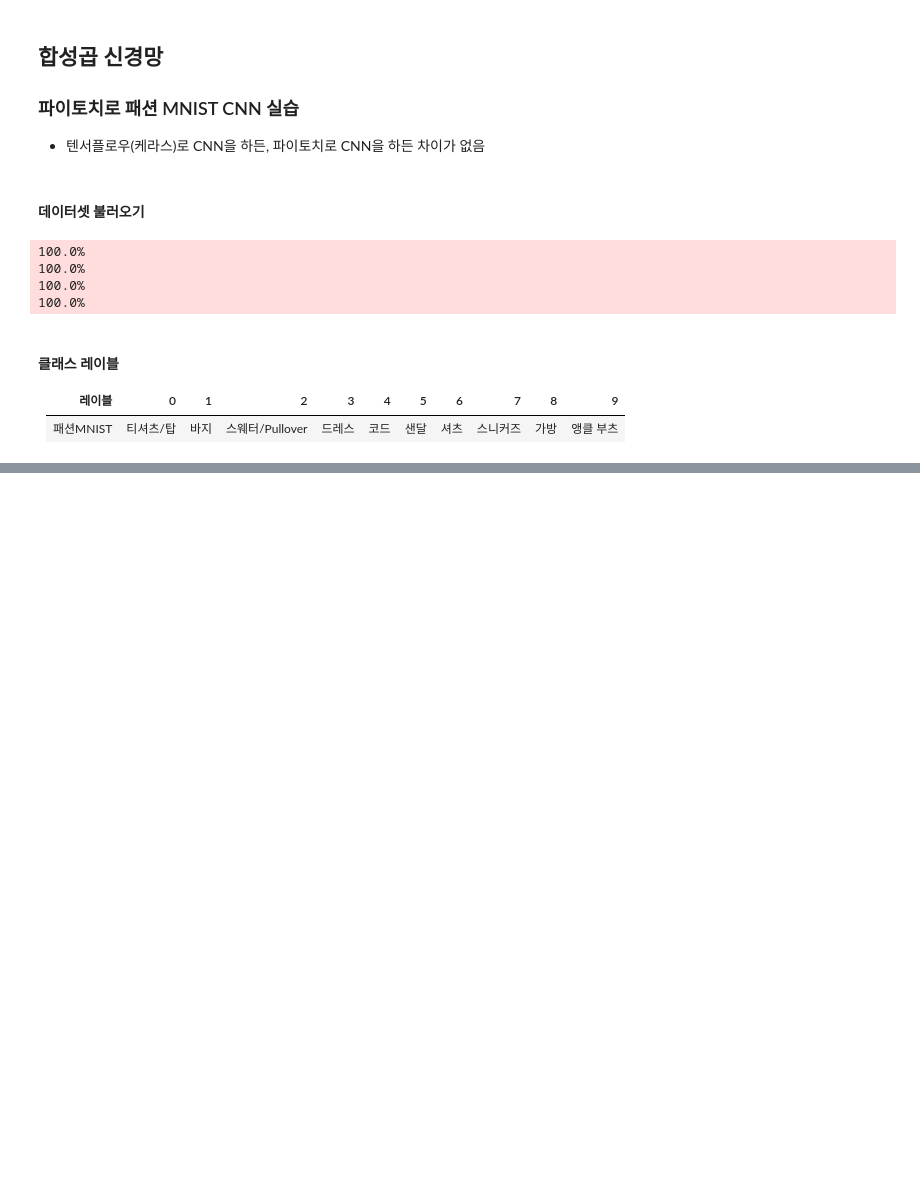
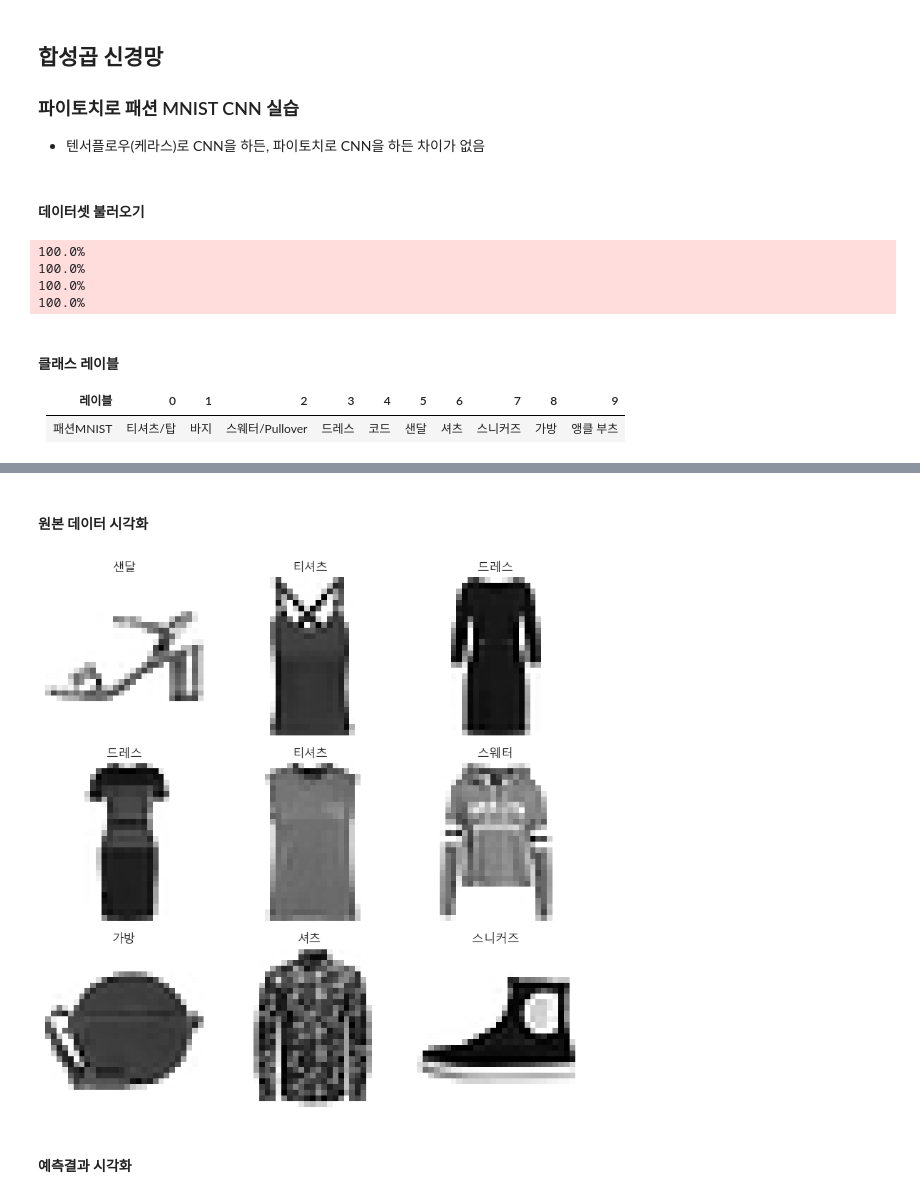
Before and after one commit to hyeonnnho/iot-dataanalysis-2025, a Jupyter notebook: day06/mldl02_파이토치_합성곱신경망.ipynb, the cells around one changed output, grey strips where cells are left out. Saved outputs shown, nothing was run; the diff lists cells and outputs as text; code cells hidden in the pictures; blank space fills up the shorter version.

```diff
--- a/day06/mldl02_파이토치_합성곱신경망.ipynb
+++ b/day06/mldl02_파이토치_합성곱신경망.ipynb
@@ -40,0 +127,2 @@ val_loader = DataLoader(val_dataset, batch_size=64)
+# %% [markdown]
+#### 원본 데이터 시각화
@@ -40,0 +133,32 @@ val_loader = DataLoader(val_dataset, batch_size=64)
+# %%
+# 한글로 Matplotlib 사용시 항상 필요
+from matplotlib import rcParams, font_manager, rc
+
+font_path = 'C:/Windows/Fonts/malgun.ttf'
+font = font_manager.FontProperties(fname=font_path).get_name()
+rc('font', family=font)
+rcParams['axes.unicode_minus'] = False
+
+sns.set_style('darkgrid')
+sns.set_theme(font='Malgun Gothic', rc={'axes.unicode_minus': False})
+# %%
+class_names = ['티셔츠', '바지', '스웨터', '드레스', '코트', '샌달', '셔츠', '스니커즈', '가방', '앵클부츠']
+# %%
+# 데이터로더에서 하나만 꺼내기
+dataloader = DataLoader(train_dataset, batch_size=9, shuffle=True)
+images, labels = next(iter(train_loader))   # 배치하나만 추출 (9개 생성)
+# %%
+plt.figure(figsize=(8, 8))
+
+for i in range(9):
+    plt.subplot(3, 3, i+1)
+    plt.imshow(images[i][0], cmap='grey_r')
+    plt.axis('off')
+    plt.title(class_names[labels[i]])
+
+plt.tight_layout()
+plt.show()
+# %% [output]
+[figure, added]
+# %% [markdown]
+#### 예측결과 시각화
```
Also changed, not shown: parts of 11 cells of this notebook.
